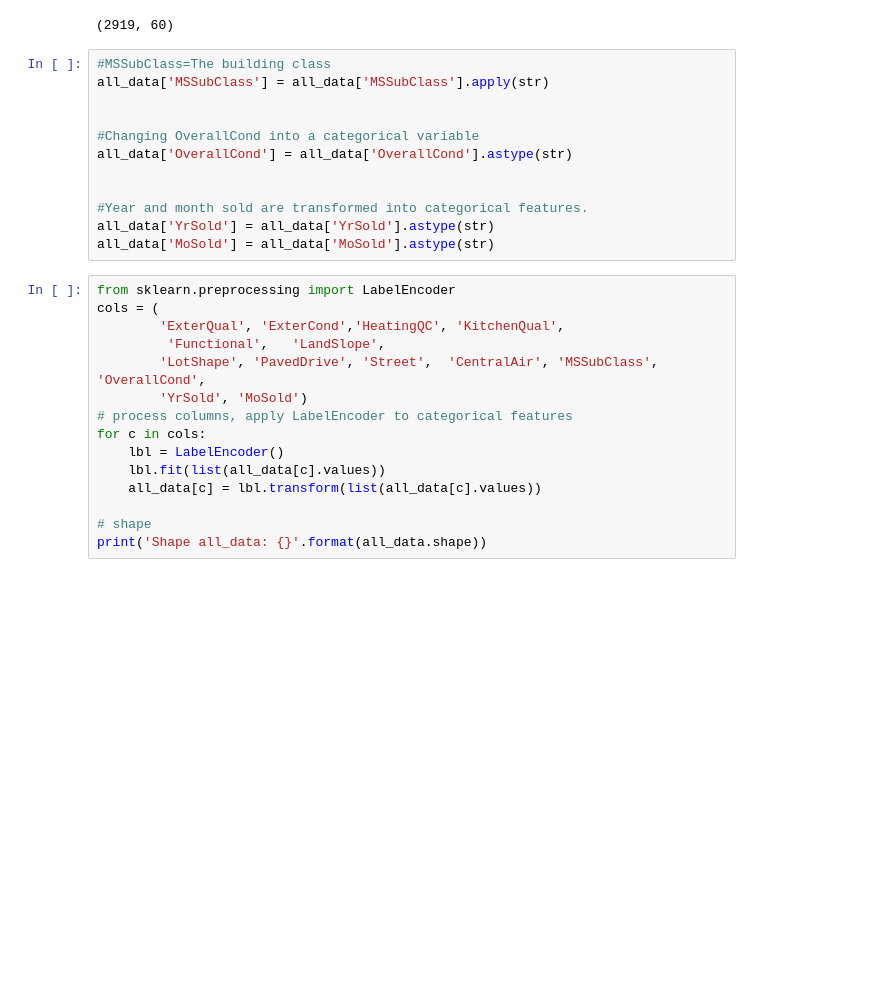
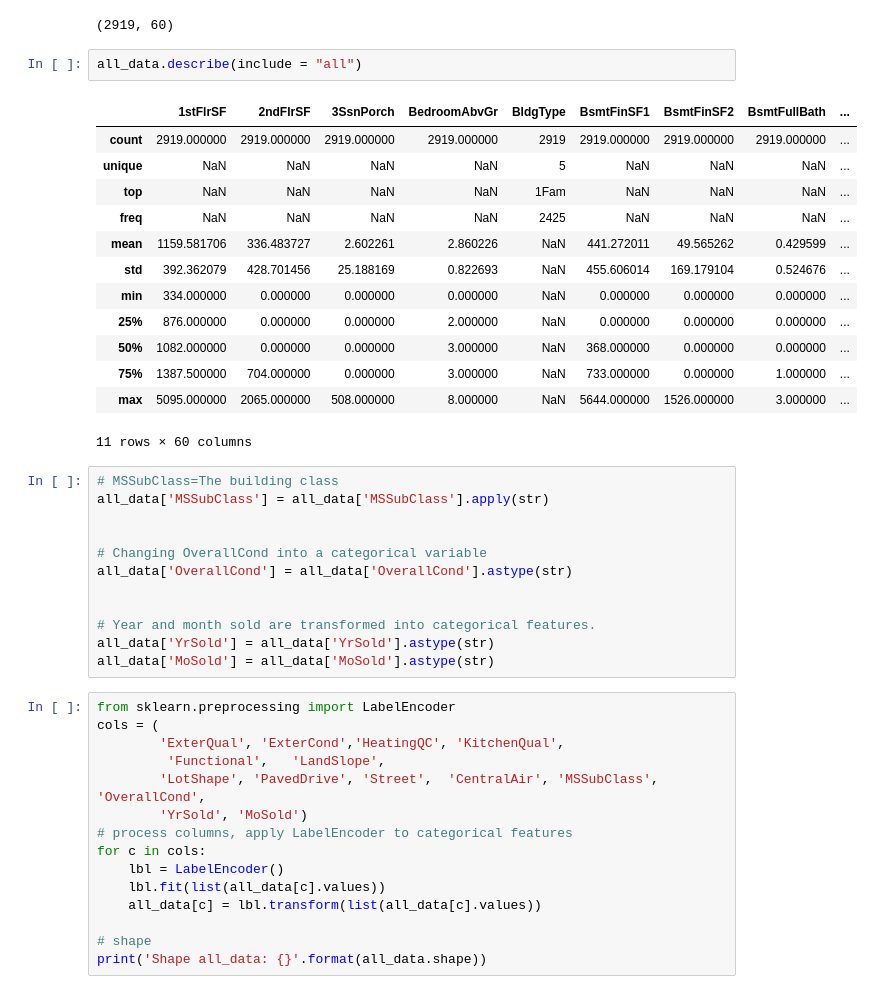
Before and after one commit to qszhao/PTUA2023, a Jupyter notebook: Lab09/machine_learning_pipeline_tutorial.ipynb, the cells around one changed output. Saved outputs shown, nothing was run; the diff lists cells and outputs as text; blank space fills up the shorter version.

```diff
--- a/Lab09/machine_learning_pipeline_tutorial.ipynb
+++ b/Lab09/machine_learning_pipeline_tutorial.ipynb
@@ -259,16 +304,32 @@ missing_data.head()
 print(all_data.shape)
 # %% [output]
 (2919, 60)
+# %%
+all_data.describe(include = "all")
+# %% [output]
+|  | 1stFlrSF | 2ndFlrSF | 3SsnPorch | BedroomAbvGr | BldgType | BsmtFinSF1 | BsmtFinSF2 | BsmtFullBath | ... |
+| count | 2919.000000 | 2919.000000 | 2919.000000 | 2919.000000 | 2919 | 2919.000000 | 2919.000000 | 2919.000000 | ... |
+| unique | NaN | NaN | NaN | NaN | 5 | NaN | NaN | NaN | ... |
+| top | NaN | NaN | NaN | NaN | 1Fam | NaN | NaN | NaN | ... |
+| freq | NaN | NaN | NaN | NaN | 2425 | NaN | NaN | NaN | ... |
+| mean | 1159.581706 | 336.483727 | 2.602261 | 2.860226 | NaN | 441.272011 | 49.565262 | 0.429599 | ... |
+| std | 392.362079 | 428.701456 | 25.188169 | 0.822693 | NaN | 455.606014 | 169.179104 | 0.524676 | ... |
+| min | 334.000000 | 0.000000 | 0.000000 | 0.000000 | NaN | 0.000000 | 0.000000 | 0.000000 | ... |
+| 25% | 876.000000 | 0.000000 | 0.000000 | 2.000000 | NaN | 0.000000 | 0.000000 | 0.000000 | ... |
+| 50% | 1082.000000 | 0.000000 | 0.000000 | 3.000000 | NaN | 368.000000 | 0.000000 | 0.000000 | ... |
+| 75% | 1387.500000 | 704.000000 | 0.000000 | 3.000000 | NaN | 733.000000 | 0.000000 | 1.000000 | ... |
+| max | 5095.000000 | 2065.000000 | 508.000000 | 8.000000 | NaN | 5644.000000 | 1526.000000 | 3.000000 | ... |
+11 rows × 60 columns
 # %%
-#MSSubClass=The building class
+# MSSubClass=The building class
 all_data['MSSubClass'] = all_data['MSSubClass'].apply(str)
 
 
-#Changing OverallCond into a categorical variable
+# Changing OverallCond into a categorical variable
 all_data['OverallCond'] = all_data['OverallCond'].astype(str)
 
 
-#Year and month sold are transformed into categorical features.
+# Year and month sold are transformed into categorical features.
 all_data['YrSold'] = all_data['YrSold'].astype(str)
 all_data['MoSold'] = all_data['MoSold'].astype(str)
 # %%
```
Also changed, not shown: parts of 29 cells of this notebook.
